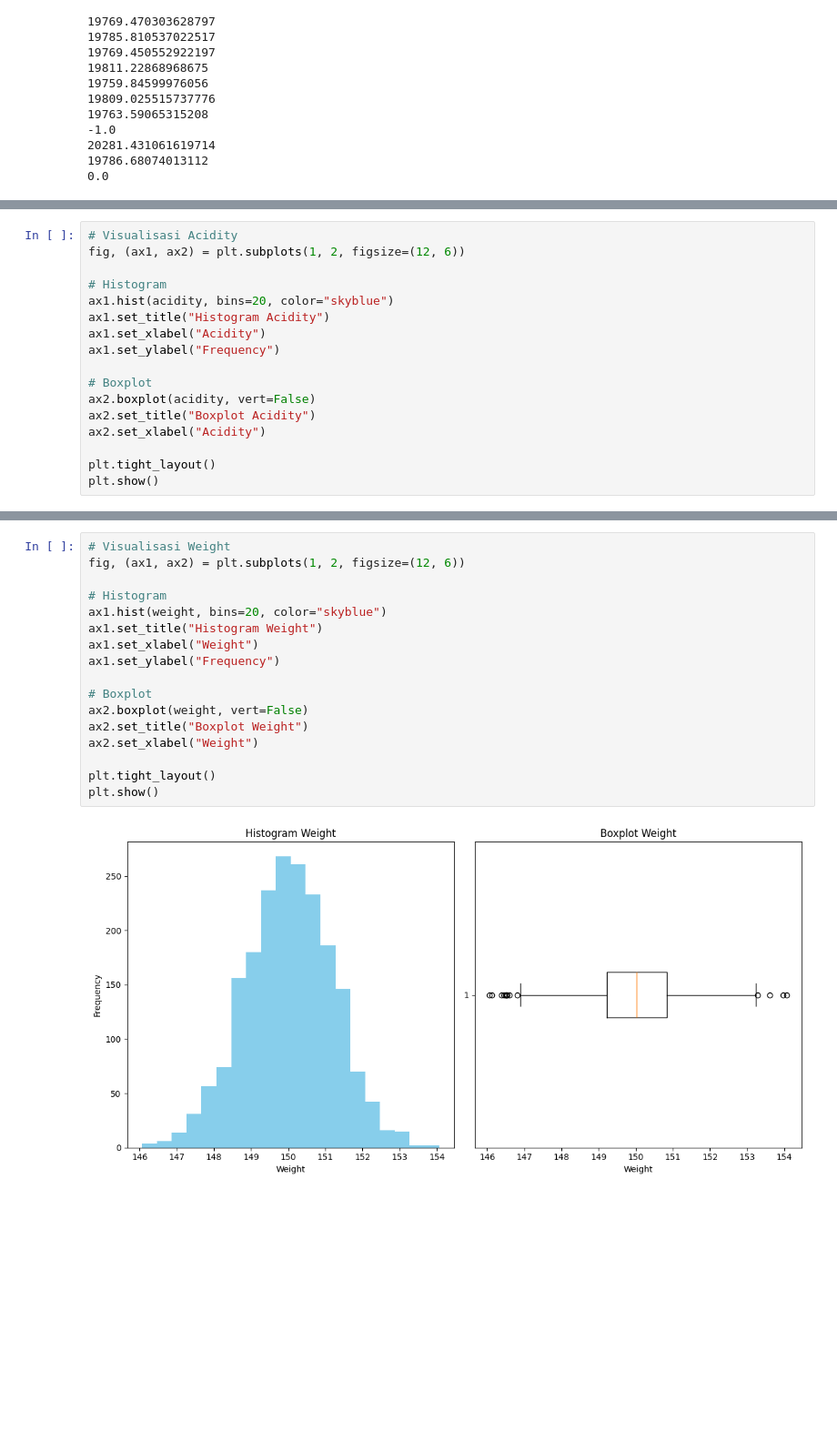
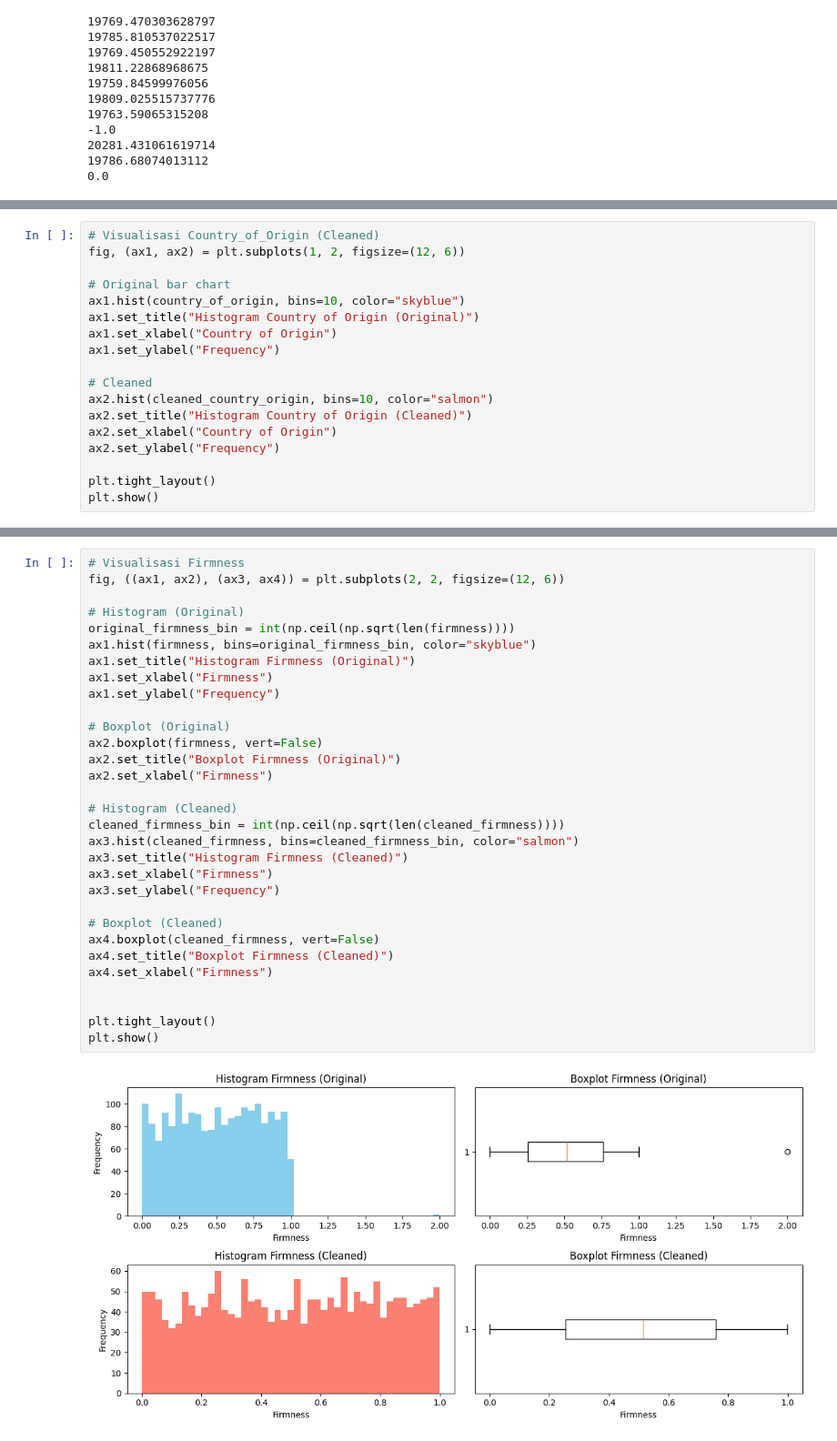
Before and after one commit to SandWithCheese/TubesProbstat, a Jupyter notebook: src/main.ipynb, the cells around one changed output, grey strips where cells are left out. Shown at 91% size. Drawn from its saved outputs; the diff is of its cells as text; blank space fills up the shorter version.

```diff
--- a/src/main.ipynb
+++ b/src/main.ipynb
@@ -1262,17 +1502,18 @@ Ada 18 outlier pada price, yaitu:
 # %%
-# Visualisasi Acidity
+# Visualisasi Country_of_Origin (Cleaned)
 fig, (ax1, ax2) = plt.subplots(1, 2, figsize=(12, 6))
 
-# Histogram
-ax1.hist(acidity, bins=20, color="skyblue")
-ax1.set_title("Histogram Acidity")
-ax1.set_xlabel("Acidity")
+# Original bar chart
+ax1.hist(country_of_origin, bins=10, color="skyblue")
+ax1.set_title("Histogram Country of Origin (Original)")
+ax1.set_xlabel("Country of Origin")
 ax1.set_ylabel("Frequency")
 
-# Boxplot
-ax2.boxplot(acidity, vert=False)
-ax2.set_title("Boxplot Acidity")
-ax2.set_xlabel("Acidity")
+# Cleaned
+ax2.hist(cleaned_country_origin, bins=10, color="salmon")
+ax2.set_title("Histogram Country of Origin (Cleaned)")
+ax2.set_xlabel("Country of Origin")
+ax2.set_ylabel("Frequency")
 
 plt.tight_layout()
 plt.show()
@@ -1281,19 +1522,33 @@ plt.show()
 # %%
-# Visualisasi Weight
-fig, (ax1, ax2) = plt.subplots(1, 2, figsize=(12, 6))
+# Visualisasi Firmness
+fig, ((ax1, ax2), (ax3, ax4)) = plt.subplots(2, 2, figsize=(12, 6))
 
-# Histogram
-ax1.hist(weight, bins=20, color="skyblue")
-ax1.set_title("Histogram Weight")
-ax1.set_xlabel("Weight")
+# Histogram (Original)
+original_firmness_bin = int(np.ceil(np.sqrt(len(firmness))))
+ax1.hist(firmness, bins=original_firmness_bin, color="skyblue")
+ax1.set_title("Histogram Firmness (Original)")
+ax1.set_xlabel("Firmness")
 ax1.set_ylabel("Frequency")
 
-# Boxplot
-ax2.boxplot(weight, vert=False)
-ax2.set_title("Boxplot Weight")
-ax2.set_xlabel("Weight")
+# Boxplot (Original)
+ax2.boxplot(firmness, vert=False)
+ax2.set_title("Boxplot Firmness (Original)")
+ax2.set_xlabel("Firmness")
+
+# Histogram (Cleaned)
+cleaned_firmness_bin = int(np.ceil(np.sqrt(len(cleaned_firmness))))
+ax3.hist(cleaned_firmness, bins=cleaned_firmness_bin, color="salmon")
+ax3.set_title("Histogram Firmness (Cleaned)")
+ax3.set_xlabel("Firmness")
+ax3.set_ylabel("Frequency")
+
+# Boxplot (Cleaned)
+ax4.boxplot(cleaned_firmness, vert=False)
+ax4.set_title("Boxplot Firmness (Cleaned)")
+ax4.set_xlabel("Firmness")
+
 
 plt.tight_layout()
 plt.show()
 # %% [output]
-[figure, old version]
+[figure, new version]
```
Also changed, not shown: parts of 26 cells of this notebook.
